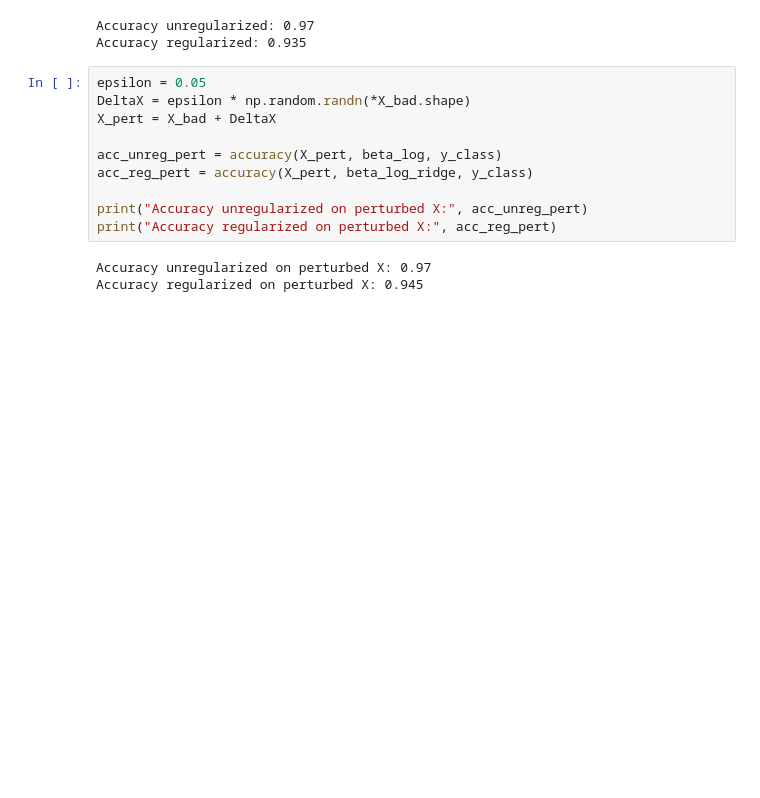
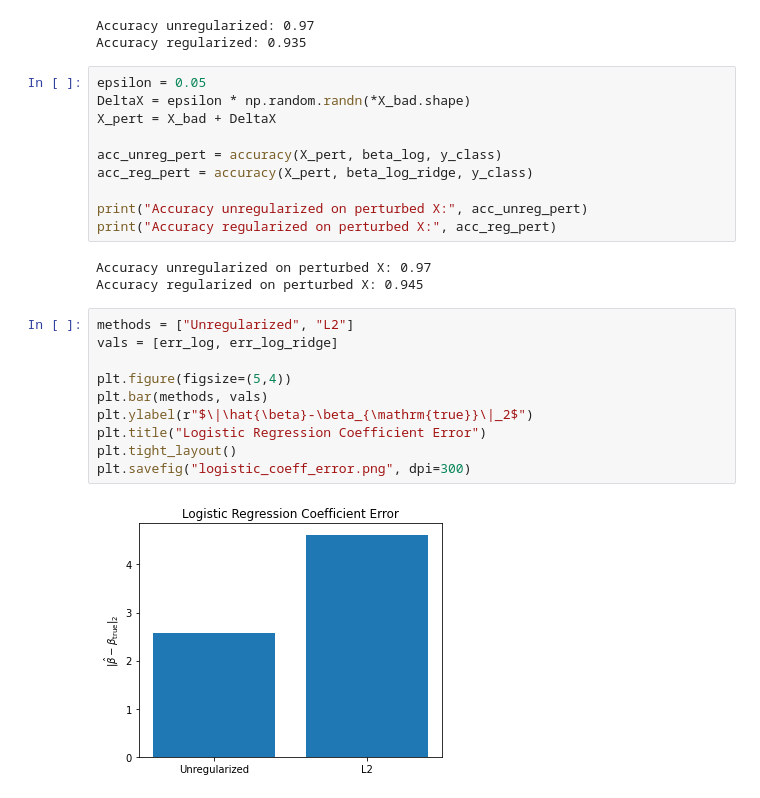
Before and after one commit to danelyatukibay/math519_project, a Jupyter notebook: main.ipynb, the cells around one changed output. Saved outputs shown, nothing was run; the diff lists cells and outputs as text; blank space fills up the shorter version.

```diff
--- a/main.ipynb
+++ b/main.ipynb
@@ -183,3 +213,15 @@ print("Accuracy regularized on perturbed X:", acc_reg_pert)
 # %% [output]
 Accuracy unregularized on perturbed X: 0.97
 Accuracy regularized on perturbed X: 0.945
+# %%
+methods = ["Unregularized", "L2"]
+vals = [err_log, err_log_ridge]
+
+plt.figure(figsize=(5,4))
+plt.bar(methods, vals)
+plt.ylabel(r"$\|\hat{\beta}-\beta_{\mathrm{true}}\|_2$")
+plt.title("Logistic Regression Coefficient Error")
+plt.tight_layout()
+plt.savefig("logistic_coeff_error.png", dpi=300)
+# %% [output]
+[figure, added]
```
Also changed, not shown: parts of 5 cells of this notebook.
